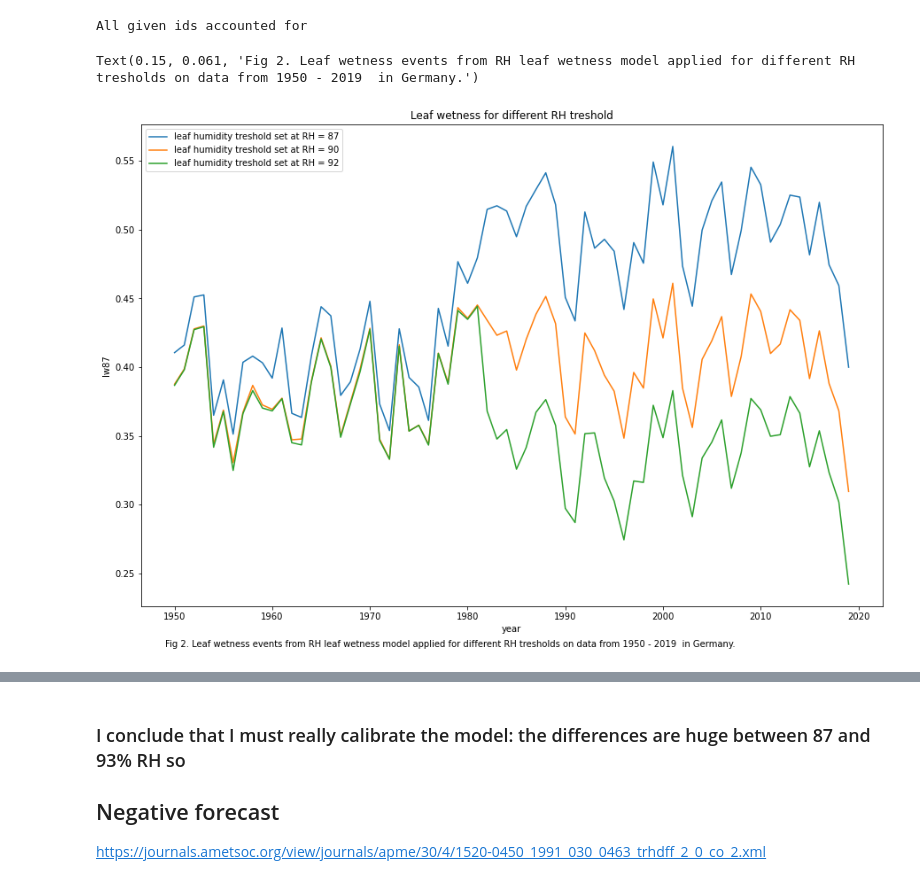
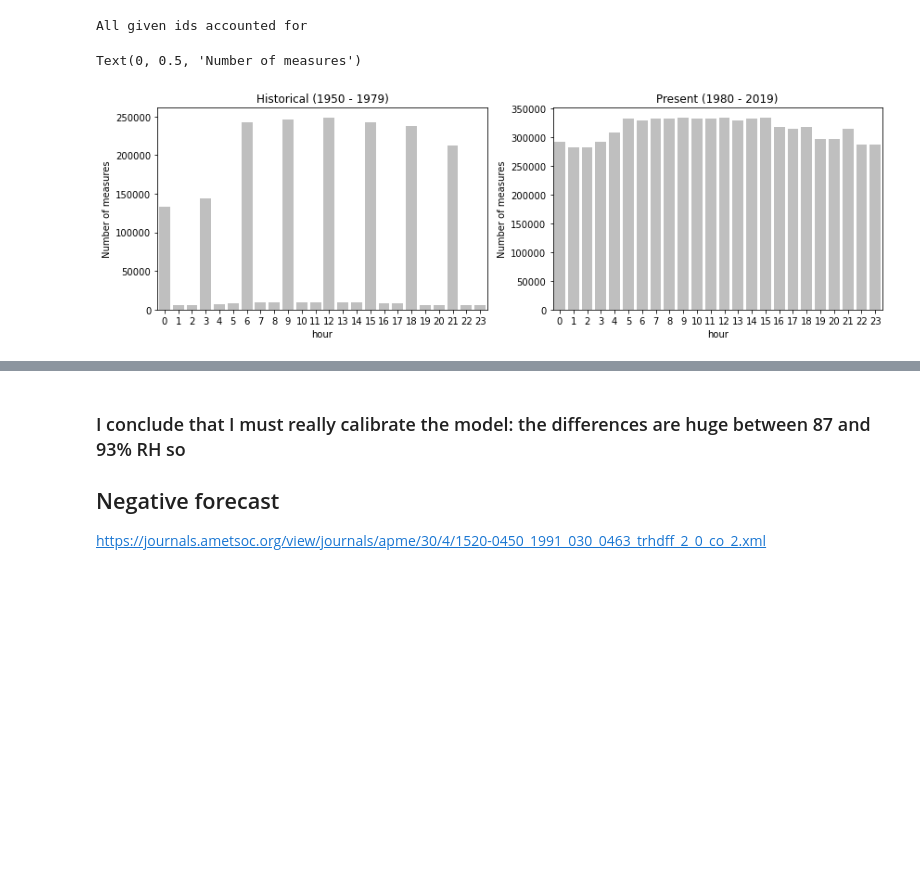
Before and after one commit to serbanradulescu/master_thesis, a Jupyter notebook: project.ipynb, the cells around one changed output, grey strips where cells are left out. Cells and saved outputs as stored; diff of their text form; code cells hidden in the pictures; blank space fills up the shorter version.

```diff
--- a/project.ipynb
+++ b/project.ipynb
@@ -146,9 +131,14 @@ new_df3= new_df3.groupby("year").mean()
-# %%
-plt.figure(figsize = (15,10))
-for i in [87,90,92]:
-    sns.lineplot( x="year", y = f"lw{i}", data= new_df3, label= f"leaf humidity treshold set at RH = {i}")
-plt.title("Leaf wetness for different RH treshold")
-plt.figtext(0.15, 0.061, "Fig 2. Leaf wetness events from RH leaf wetness model applied for different RH tresholds on data from 1950 - 2019  in Germany." )
-# %% [output]
-Text(0.15, 0.061, 'Fig 2. Leaf wetness events from RH leaf wetness model applied for different RH tresholds on data from 1950 - 2019  in Germany.')
-[figure, removed]
+# %%
+hist_moisture = df_moisture[df_moisture["year"]<1980].groupby("hour").count()
+recent_moisture = df_moisture[df_moisture["year"]>=1980].groupby("hour").count()
+
+fig, ax =plt.subplots(1,2,figsize=(14,4))
+sns.barplot(x= hist_moisture.index, y = hist_moisture["RF_STD"], color = "0.75", ax= ax[0])
+sns.barplot(x= recent_moisture.index, y = recent_moisture["RF_STD"], color = "0.75", ax= ax[1])
+ax[0].set_title("Historical (1950 - 1979)")
+ax[1].set_title("Present (1980 - 2019)")
+ax[0].set_ylabel("Number of measures")
+ax[1].set_ylabel("Number of measures")
+# %% [output]
+Text(0, 0.5, 'Number of measures')
+[figure, added]
```
Also changed, not shown: parts of 13 cells of this notebook, 1 other file.
